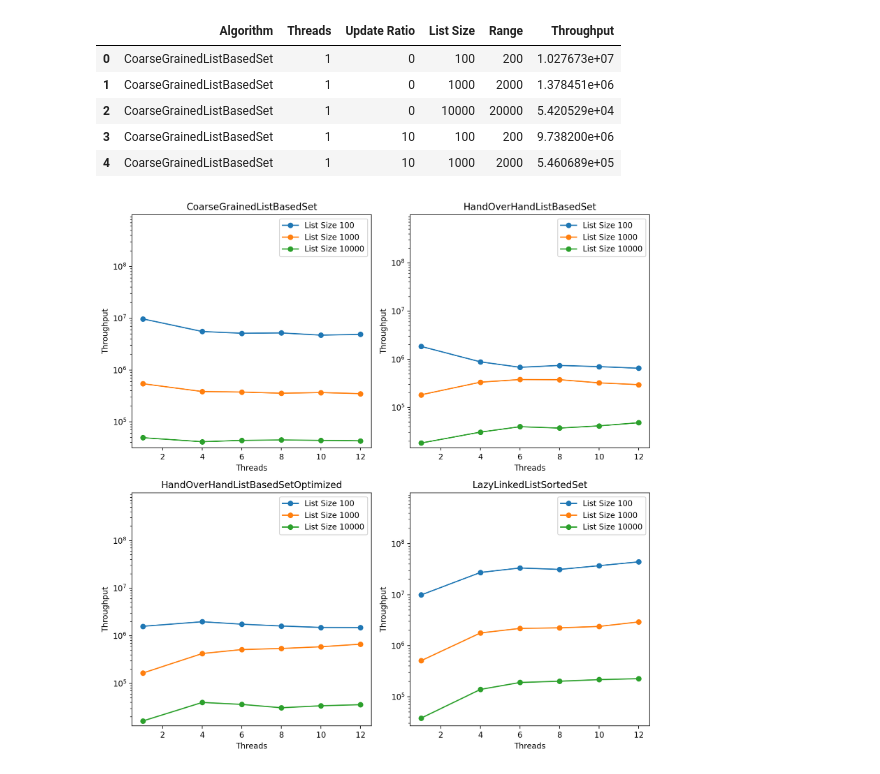
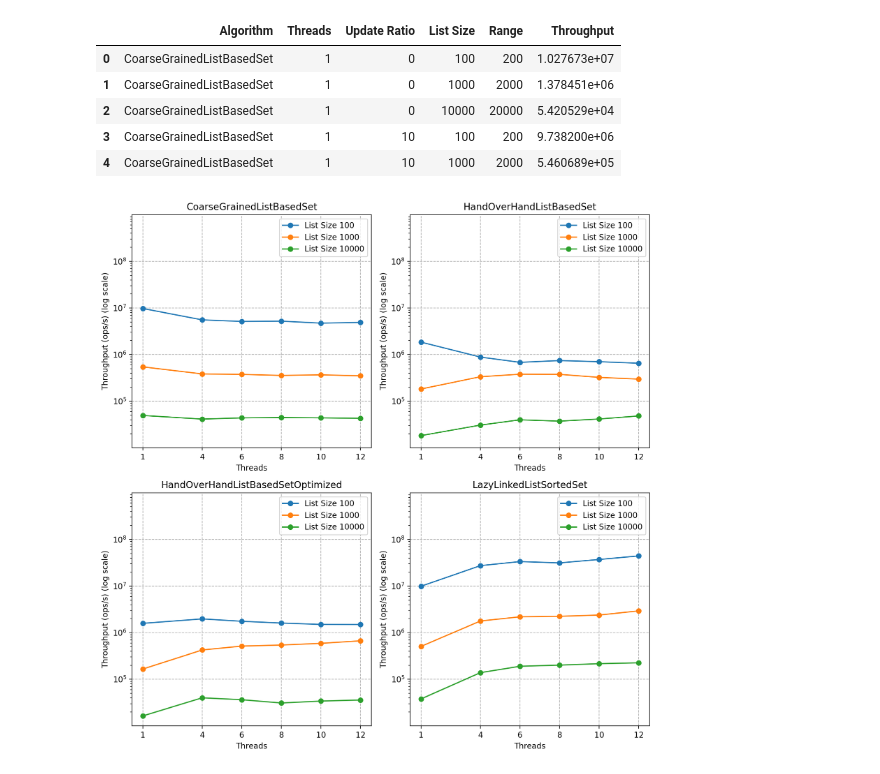
Before and after one commit to InversionSpaces/ds-cub-project1, a Jupyter notebook: perfomance_analysis/gen.ipynb, the cells around one changed output. Cells and saved outputs as stored; diff of their text form; code cells hidden in the pictures.

```diff
--- a/perfomance_analysis/gen.ipynb
+++ b/perfomance_analysis/gen.ipynb
@@ -3,7 +4,7 @@ import pandas as pd
 import matplotlib.pyplot as plt
 # %%
 
-file_path = '../results.csv'
+file_path = 'data/results.csv'
 df = pd.read_csv(file_path, sep=';', names=['Algorithm', 'Threads', 'Update Ratio', "List Size", "Range", 'Throughput'])
 df.head()
 # %% [output]
@@ -15,3 +16,9 @@ df.head()
 | 4 | CoarseGrainedListBasedSet | 1 | 10 | 1000 | 2000 | 5.460689e+05 |
 # %%
 df = df.set_index(['Algorithm', 'Update Ratio', 'List Size', 'Range'])
+df.sort_index(inplace=True)
+# %%
+algorithms = ['CoarseGrainedListBasedSet',
+              'HandOverHandListBasedSet',
+              'HandOverHandListBasedSetOptimized',
+              'LazyLinkedListSortedSet']
@@ -18,80 +27,34 @@ df = df.set_index(['Algorithm', 'Update Ratio', 'List Size', 'Range'])
+# %%
+xticks = df["Threads"].unique()
 # %%
 list_sizes = [100, 1000, 10000]
 
 fig, axes = plt.subplots(2, 2)
 fig.set_size_inches(10, 10)
 fig.set_dpi(200)
 
-df.loc[('CoarseGrainedListBasedSet', 10, 100, 200)].plot(x='Threads', y='Throughput',
-                                                              title='CoarseGrainedListBasedSet', label='List Size 100',
-                                                              logy=True, marker='o', ax = axes[0, 0])
-df.loc[('CoarseGrainedListBasedSet', 10, 1000, 2000)].plot(x='Threads', y='Throughput',
-                                                           title='CoarseGrainedListBasedSet', ax = axes[0, 0],
-                                                           label='List Size 1000', logy=True, marker='o')
-df.loc[('CoarseGrainedListBasedSet', 10, 10000, 20000)].plot(x='Threads', y='Throughput',
-                                                             title='CoarseGrainedListBasedSet', ax = axes[0, 0],
-                                                             label='List Size 10000', logy=True, marker='o')
+for ls, (alg, ax) in product(list_sizes, zip(algorithms, axes.flatten())):
+    df.loc[(alg, 10, ls, 2 * ls)].plot(
+        x='Threads', y='Throughput',
+        title=alg,
+        label=f'List Size {ls}',
+        logy=True,
+        marker='o',
+        ax=ax
+    )
 
-# ax.show()
-
-df.loc[('HandOverHandListBasedSet', 10, 100, 200)].plot(x='Threads', y='Throughput',
-                                                             title='HandOverHandListBasedSet', label='List Size 100',
-                                                             logy=True, marker='o', ax = axes[0, 1])
-df.loc[('HandOverHandListBasedSet', 10, 1000, 2000)].plot(x='Threads', y='Throughput',
-                                                          title='HandOverHandListBasedSet', ax = axes[0, 1],
-                                                          label='List Size 1000', logy=True, marker='o')
-df.loc[('HandOverHandListBasedSet', 10, 10000, 20000)].plot(x='Threads', y='Throughput',
-                                                            title='HandOverHandListBasedSet', ax = axes[0, 1],
-                                                            label='List Size 10000', logy=True, marker='o')
-
-df.loc[('HandOverHandListBasedSetOptimized', 10, 100, 200)].plot(x='Threads', y='Throughput',
-                                                                      title='HandOverHandListBasedSetOptimized',
-                                                                      label='List Size 100',
-                                                                      logy=True, marker='o', ax = axes[1, 0])
-df.loc[('HandOverHandListBasedSetOptimized', 10, 1000, 2000)].plot(x='Threads', y='Throughput',
-                                                                   title='HandOverHandListBasedSetOptimized',
-                                                                   label='List Size 1000', logy=True, marker='o', ax = axes[1, 0])
-df.loc[('HandOverHandListBasedSetOptimized', 10, 10000, 20000)].plot(x='Threads', y='Throughput',
-                                                                     title='HandOverHandListBasedSetOptimized',
-                                                                     label='List Size 10000', logy=True, marker='o', ax = axes[1, 0])
-
-df.loc[('LazyLinkedListSortedSet', 10, 100, 200)].plot(x='Threads', y='Throughput',
-                                                            title='LazyLinkedListSortedSet',
-                                                            label='List Size 100',
-                                                            logy=True, marker='o', ax = axes[1, 1])
-df.loc[('LazyLinkedListSortedSet', 10, 1000, 2000)].plot(x='Threads', y='Throughput',
-                                                         title='LazyLinkedListSortedSet', ax = axes[1, 1],
-                                                         label='List Size 1000', logy=True, marker='o')
-df.loc[('LazyLinkedListSortedSet', 10, 10000, 20000)].plot(x='Threads', y='Throughput',
-                                                           title='LazyLinkedListSortedSet', ax = axes[1, 1],
-                                                           label='List Size 10000', logy=True, marker='o')
-
-
-axes[0, 0].legend(loc='upper right')
-axes[0, 1].legend(loc='upper right')
-axes[1, 0].legend(loc='upper right')
-axes[1, 1].legend(loc='upper right')
-
-axes[0, 0].set_ylim((0, 10**9))
-axes[0, 0].set_yticks([10**5, 10**6, 10**7, 10**8])
-
-axes[0, 1].set_ylim((0, 10**9))
-axes[0, 1].set_yticks([10**5, 10**6, 10**7, 10**8])
-
-axes[1, 0].set_ylim((0, 10**9))
-axes[1, 0].set_yticks([10**5, 10**6, 10**7, 10**8])
-
-axes[1, 1].set_ylim((0, 10**9))
-axes[1, 1].set_yticks([10**5, 10**6, 10**7, 10**8])
-
-axes[0, 0].set_ylabel('Throughput')
-axes[0, 1].set_ylabel('Throughput')
-axes[1, 0].set_ylabel('Throughput')
-axes[1, 1].set_ylabel('Throughput')
+for ax in axes.flatten():
+    ax.set_xlabel('Threads')
+    ax.set_ylabel('Throughput (ops/s) (log scale)')
+    ax.legend(loc='upper right')
+    ax.set_xticks(xticks)
+    ax.set_ylim((10**4, 10**9))
+    ax.set_yticks([10**5, 10**6, 10**7, 10**8])
+    ax.grid(True, ls='--')
 
 fig.tight_layout()
 
 plt.savefig("graph1.png", format="png", bbox_inches="tight")
 # %% [output]
-[figure, old version]
+[figure, new version]
 # %%
```
Also changed, not shown: parts of 4 cells of this notebook, 5 other files.
